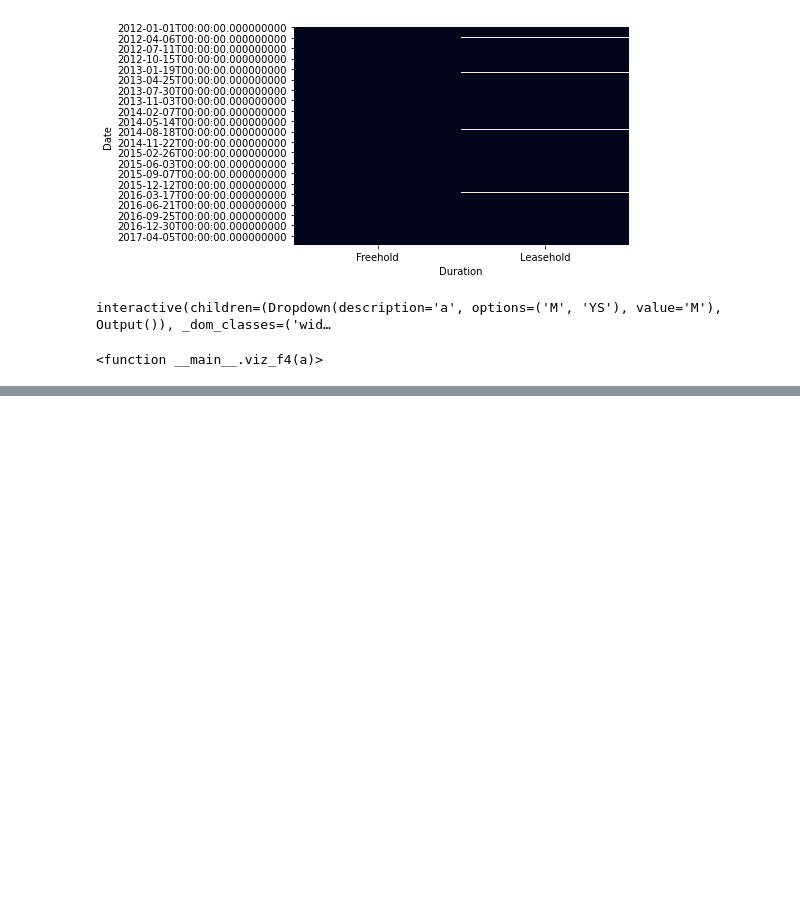
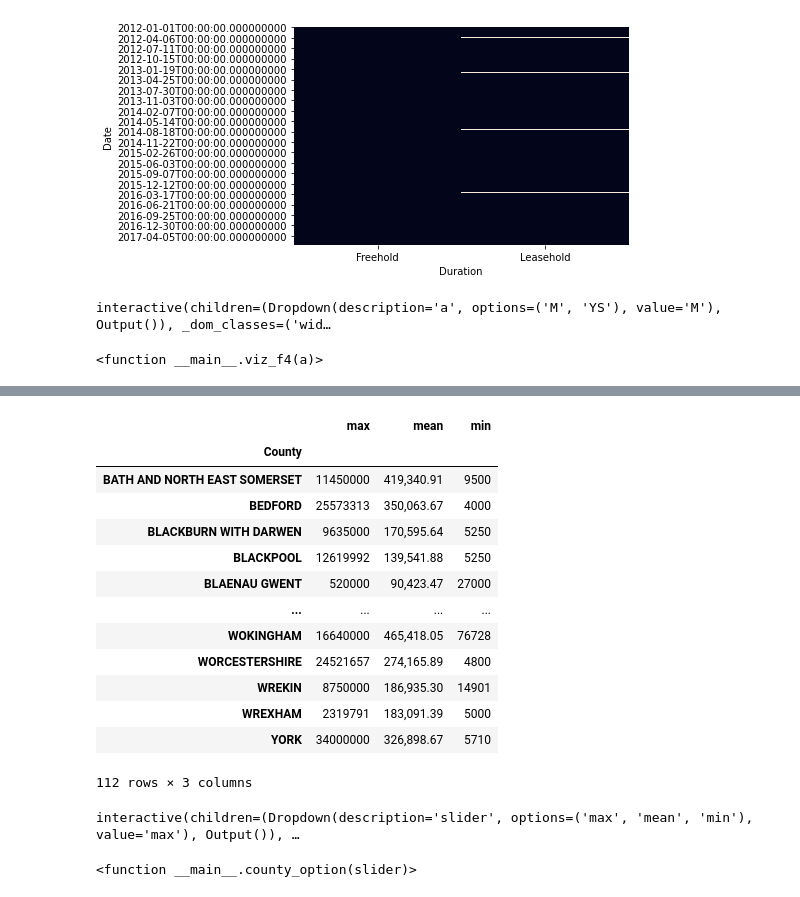
Before and after one commit to Thuong89/UK_housing_with_Dask_big_data, a Jupyter notebook: UK_housing_Thuong.ipynb, the cells around one changed output, grey strips where cells are left out. Cells and saved outputs as stored; diff of their text form; code cells hidden in the pictures; blank space fills up the shorter version.

```diff
--- a/UK_housing_Thuong.ipynb
+++ b/UK_housing_Thuong.ipynb
@@ -484,0 +538,27 @@ interactive(children=(Dropdown(description='a', options=('M', 'YS'), value='M'),
+# %%
+d2
+# %% [output]
+|  | max | mean | min |
+| County |  |  |  |
+| BATH AND NORTH EAST SOMERSET | 11450000 | 419,340.91 | 9500 |
+| BEDFORD | 25573313 | 350,063.67 | 4000 |
+| BLACKBURN WITH DARWEN | 9635000 | 170,595.64 | 5250 |
+| BLACKPOOL | 12619992 | 139,541.88 | 5250 |
+| BLAENAU GWENT | 520000 | 90,423.47 | 27000 |
+| ... | ... | ... | ... |
+| WOKINGHAM | 16640000 | 465,418.05 | 76728 |
+| WORCESTERSHIRE | 24521657 | 274,165.89 | 4800 |
+| WREKIN | 8750000 | 186,935.30 | 14901 |
+| WREXHAM | 2319791 | 183,091.39 | 5000 |
+| YORK | 34000000 | 326,898.67 | 5710 |
+112 rows × 3 columns
+# %%
+def county_option(slider):
+    fig=px.bar(d2,x=slider,y=d2.index,color=slider,height=1000)
+    fig.update_xaxes(rangeslider_visible=True)
+    fig.show()
+
+interact(county_option,slider=['max','mean','min'])
+# %% [output]
+interactive(children=(Dropdown(description='slider', options=('max', 'mean', 'min'), value='max'), Output()), …
+<function __main__.county_option(slider)>
```
Also changed, not shown: parts of 25 cells of this notebook.
